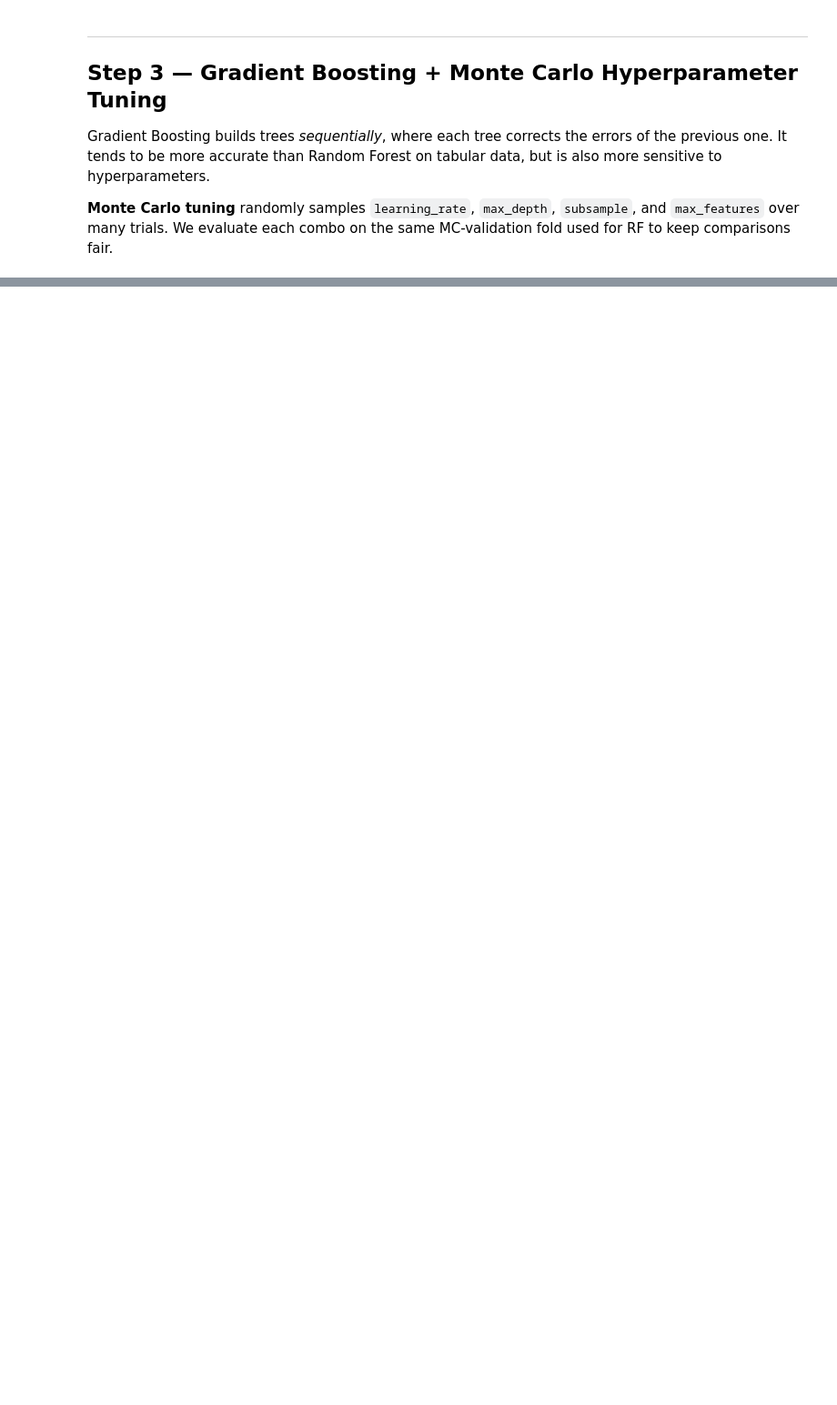
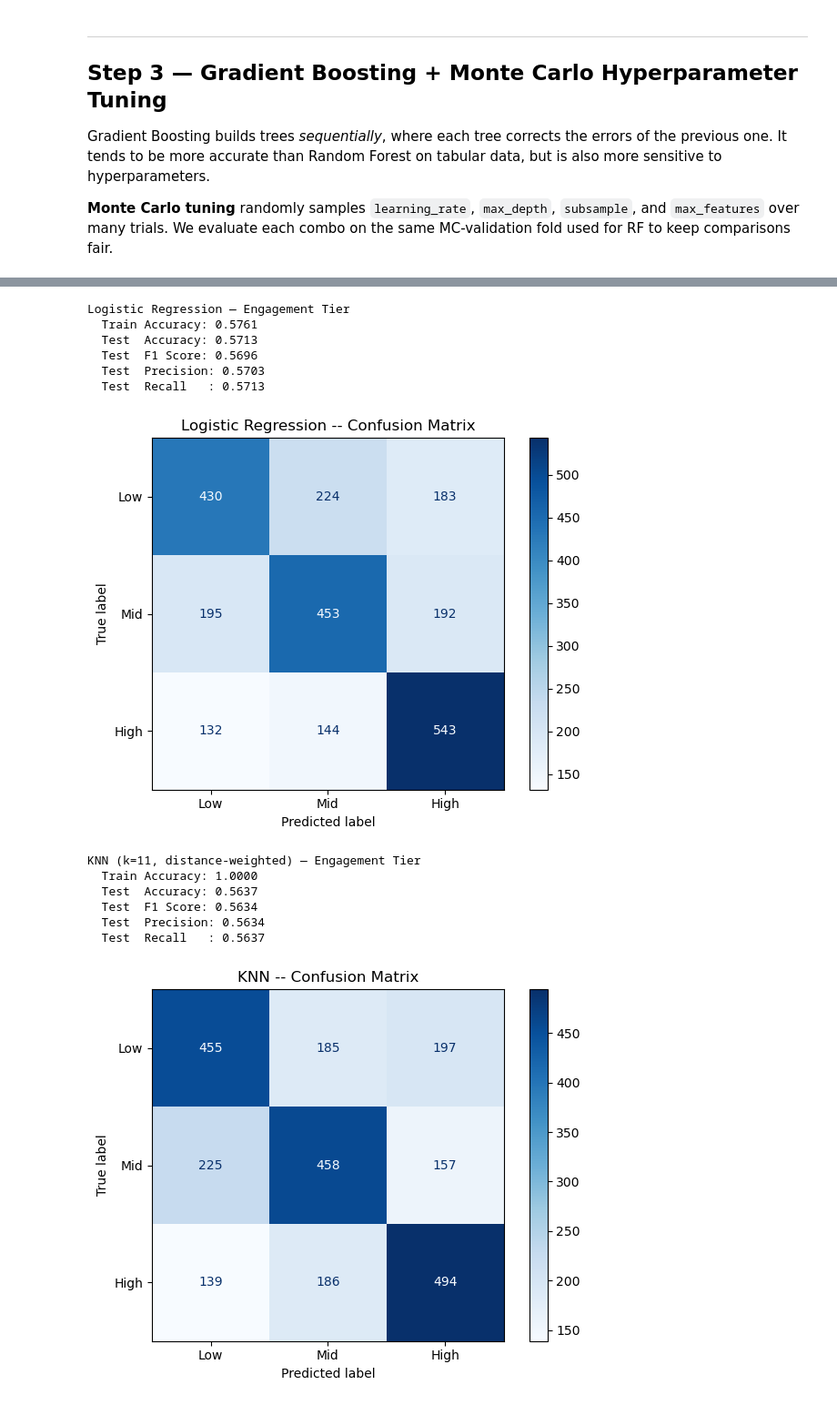
Before and after one commit to WobinWobin/data-trio-project, a Jupyter notebook: ML/cinemath_ml_hyperparameter.ipynb, the cells around one changed output, grey strips where cells are left out. Shown at 91% size. Cells and saved outputs as stored; diff of their text form; code cells hidden in the pictures; blank space fills up the shorter version.

```diff
--- a/ML/cinemath_ml_hyperparameter.ipynb
+++ b/ML/cinemath_ml_hyperparameter.ipynb
@@ -829,0 +892,45 @@ KeyboardInterrupt:
+# %%
+from sklearn.linear_model import LogisticRegression
+from sklearn.neighbors import KNeighborsClassifier
+from sklearn.naive_bayes import GaussianNB
+
+# ── LOGISTIC REGRESSION ──────────────────────────────────────────────────
+lr_clf = LogisticRegression(
+    max_iter=1000, class_weight='balanced', random_state=42
+).fit(X_clf_train_scaled, y_clf_train)
+
+evaluate_clf(
+    'Logistic Regression — Engagement Tier',
+    y_clf_train, lr_clf.predict(X_clf_train_scaled),
+    y_clf_test,  lr_clf.predict(X_clf_test_scaled)
+)
+plot_confusion('Logistic Regression', y_clf_test, lr_clf.predict(X_clf_test_scaled),
+               labels=['Low', 'Mid', 'High'])
+
+# ── K-NEAREST NEIGHBORS ──────────────────────────────────────────────────
+knn_clf = KNeighborsClassifier(
+    n_neighbors=11, weights='distance', n_jobs=-1
+).fit(X_clf_train_scaled, y_clf_train)
+
+evaluate_clf(
+    'KNN (k=11, distance-weighted) — Engagement Tier',
+    y_clf_train, knn_clf.predict(X_clf_train_scaled),
+    y_clf_test,  knn_clf.predict(X_clf_test_scaled)
+)
+plot_confusion('KNN', y_clf_test, knn_clf.predict(X_clf_test_scaled),
+               labels=['Low', 'Mid', 'High'])
+# %% [output]
+Logistic Regression — Engagement Tier
+  Train Accuracy: 0.5761
+  Test  Accuracy: 0.5713
+  Test  F1 Score: 0.5696
+  Test  Precision: 0.5703
+  Test  Recall   : 0.5713
+[figure, added]
+KNN (k=11, distance-weighted) — Engagement Tier
+  Train Accuracy: 1.0000
+  Test  Accuracy: 0.5637
+  Test  F1 Score: 0.5634
+  Test  Precision: 0.5634
+  Test  Recall   : 0.5637
+[figure, added]
```
Also changed, not shown: parts of 6 cells of this notebook.
